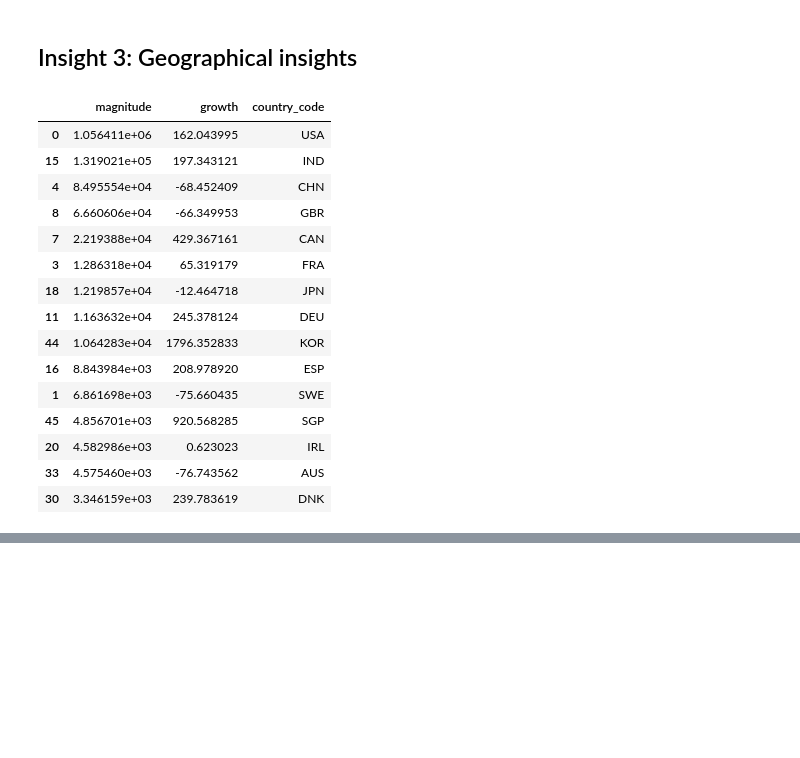
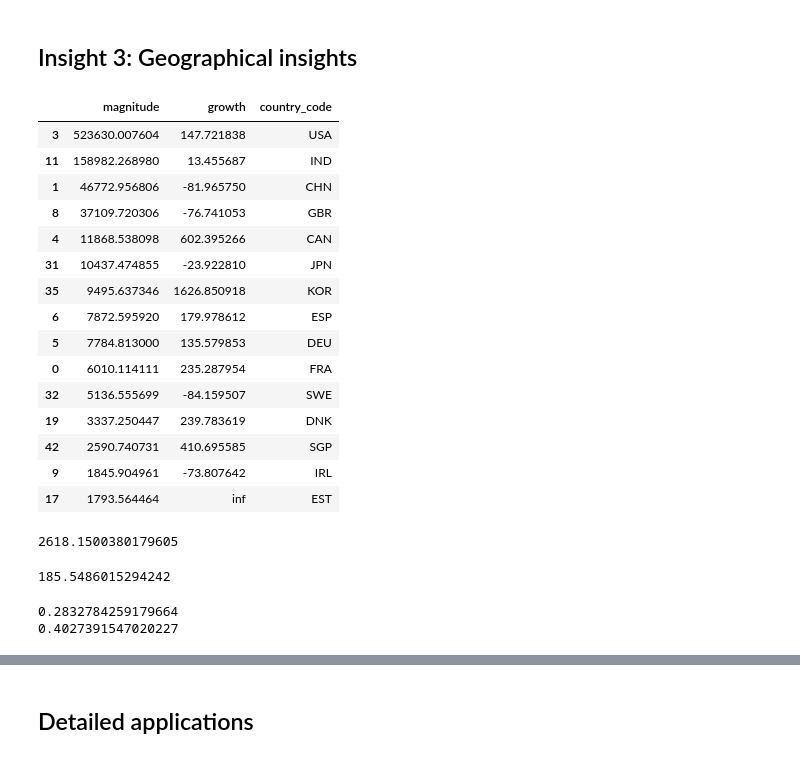
Before and after one commit to nestauk/discovery_child_development, a Jupyter notebook: discovery_child_development/analysis/initial_results/08_analysis_crunchbase.ipynb, the cells around one changed output, grey strips where cells are left out. Drawn from its saved outputs; the diff is of its cells as text; code cells hidden in the pictures; blank space fills up the shorter version.

```diff
--- a/discovery_child_development/analysis/initial_results/08_analysis_crunchbase.ipynb
+++ b/discovery_child_development/analysis/initial_results/08_analysis_crunchbase.ipynb
@@ -26,10 +149,3 @@ data_df = utils.load_crunchbase_data().query("topics != 'arts'")
-# %%
-# Taxonomy dataframe
-topics_df = utils.load_topic_data()
-# %%
-# Transform to one id and topic pair per row
-importlib.reload(utils)
-data_exploded_df = utils.explode_data(data_df).query("topics != 'arts'")
 # %% [markdown]
 ## Baseline trends
 
@@ -176,0 +404,13 @@ pu.configure_plots(fig)
+# %%
+ids = (
+    data_exploded_df
+    .query("org_id in @nontech_ids")
+    .query("name == 'Parenting'")
+    .org_id.to_list()
+)
+pd.set_option('display.max_colwidth', 200)
+(
+    cb_df.query("id in @ids")[['name', 'short_description', 'total_funding_usd']]
+    .sort_values('total_funding_usd', ascending=False)
+    .iloc[0:20]
+)
@@ -454,8 +918,8 @@ pu.configure_plots(fig)
 data_countries_df = (
     data_exploded_df
     .dropna(subset=['country_code'])
-    # .query("type == 'Technology'")
-    # .query('subtype in @tech_subtypes')
+    .query("type == 'Technology'")
+    .query('subtype in @tech_subtypes')
     .drop_duplicates(['id'])
 )
 country_codes = data_countries_df.country_code.unique()
@@ -478,28 +942,43 @@ for country_code in country_codes:
 growth_df = pd.concat(growth_df, ignore_index=True)
 ts_counts = pd.concat(ts_counts, ignore_index=True)
 # %%
-(
+mag_growth_countries_df = (
     growth_df
     .sort_values('magnitude', ascending=False)
     .head(15)
 )
+mag_growth_countries_df
 # %% [output]
 |  | magnitude | growth | country_code |
-| 0 | 1.056411e+06 | 162.043995 | USA |
-| 15 | 1.319021e+05 | 197.343121 | IND |
-| 4 | 8.495554e+04 | -68.452409 | CHN |
-| 8 | 6.660606e+04 | -66.349953 | GBR |
-| 7 | 2.219388e+04 | 429.367161 | CAN |
-| 3 | 1.286318e+04 | 65.319179 | FRA |
-| 18 | 1.219857e+04 | -12.464718 | JPN |
-| 11 | 1.163632e+04 | 245.378124 | DEU |
-| 44 | 1.064283e+04 | 1796.352833 | KOR |
-| 16 | 8.843984e+03 | 208.978920 | ESP |
-| 1 | 6.861698e+03 | -75.660435 | SWE |
-| 45 | 4.856701e+03 | 920.568285 | SGP |
-| 20 | 4.582986e+03 | 0.623023 | IRL |
-| 33 | 4.575460e+03 | -76.743562 | AUS |
-| 30 | 3.346159e+03 | 239.783619 | DNK |
+| 3 | 523630.007604 | 147.721838 | USA |
+| 11 | 158982.268980 | 13.455687 | IND |
+| 1 | 46772.956806 | -81.965750 | CHN |
+| 8 | 37109.720306 | -76.741053 | GBR |
+| 4 | 11868.538098 | 602.395266 | CAN |
+| 31 | 10437.474855 | -23.922810 | JPN |
+| 35 | 9495.637346 | 1626.850918 | KOR |
+| 6 | 7872.595920 | 179.978612 | ESP |
+| 5 | 7784.813000 | 135.579853 | DEU |
+| 0 | 6010.114111 | 235.287954 | FRA |
+| 32 | 5136.555699 | -84.159507 | SWE |
+| 19 | 3337.250447 | 239.783619 | DNK |
+| 42 | 2590.740731 | 410.695585 | SGP |
+| 9 | 1845.904961 | -73.807642 | IRL |
+| 17 | 1793.564464 | inf | EST |
+# %%
+mag_growth_countries_df.query("country_code == 'USA'").magnitude.iloc[0]*5/1e+3
+# %% [output]
+2618.1500380179605
+# %%
+mag_growth_countries_df.query("country_code == 'GBR'").magnitude.iloc[0]*5/1e+3
+# %% [output]
+185.5486015294242
+# %%
+print(94.34029633023444 / 333.0302899859875)
+print(2107.9132502882894 / 5233.9416857739725)
+# %% [output]
+0.2832784259179664
+0.4027391547020227
 # %%
 countries = ['GBR', 'USA', 'IND', 'CHN']
 fig = pu.ts_smooth(
@@ -515,3 +994,5 @@ fig = pu.ts_smooth(
 pu.configure_plots(fig)
 # %% [output]
 [interactive output not drawn]
+# %% [markdown]
+## Detailed applications
```
Also changed, not shown: parts of 77 cells of this notebook, 18 other files.
